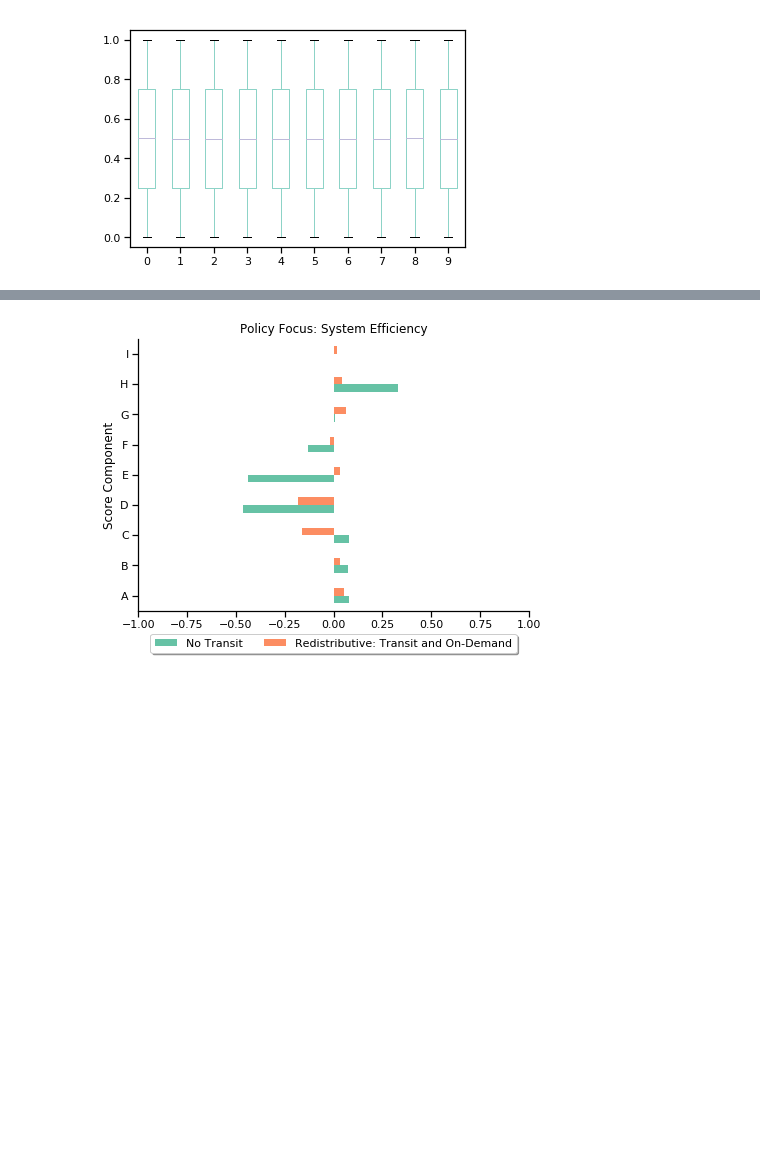
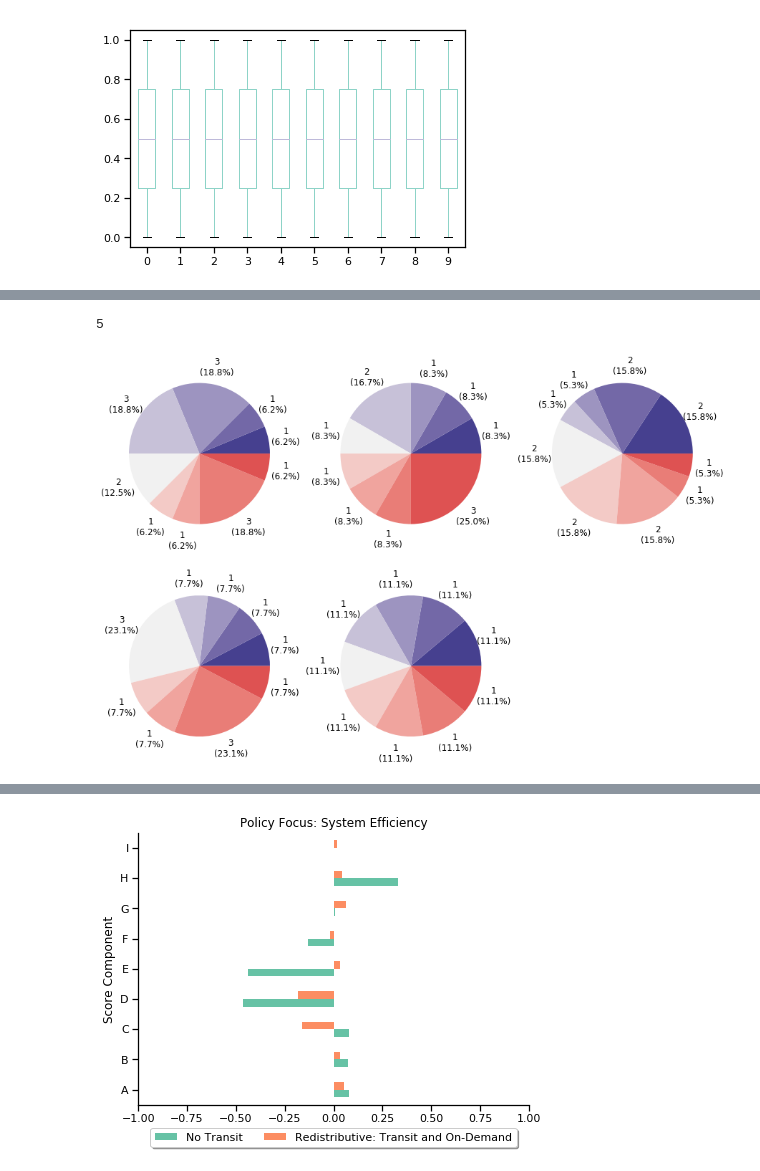
Before and after one commit to bistro-its-berkeley/BISTRO-Starter-Kit, a Jupyter notebook: utilities/RandomSearchResultsAnalysis.ipynb, the cells around one changed output, grey strips where cells are left out. Saved outputs shown, nothing was run; the diff lists cells and outputs as text; code cells hidden in the pictures; blank space fills up the shorter version.

```diff
--- a/utilities/RandomSearchResultsAnalysis.ipynb
+++ b/utilities/RandomSearchResultsAnalysis.ipynb
@@ -603,0 +606,4 @@ for policy in sample1_wt.index.values:
+# %%
+wt_norm.shape[0]
+# %% [output]
+5
@@ -604,3 +612,48 @@ for policy in sample1_wt.index.values:
+# %%
+import matplotlib.patches as mpatches
+
+
+def func(pct, allvals):
+    absolute = int(pct/100.*np.sum(allvals))
+    return "{:d}\n({:.1f}%)".format(absolute, pct)
+
+
+colors=["#46408f",
+"#7368a7",
+"#9d94c0",
+"#c7c1d8",
+"#f1f1f1",
+"#f3cac6",
+'#f0a49e',
+'#e97d77',
+"#de5252"]
+
+leg_patches = [mpatches.Patch(color=c) for c in colors]
+leg_labels = wt_norm.columns.values
+
+leg_iter = zip(leg_patches,leg_labels)
+
+p=0
+fig, axes = plt.subplots(2, 3, sharex=True, figsize=(15,10))
+for i in range(2):
+    for j in range(3):
+        ax = axes[i,j]
+        if p > 4:
+
+            fig.delaxes(axes[i,j])
+            break
+
+
+        ax.pie(x=wt_df.iloc[p],colors=colors, autopct=lambda pct: func(pct, wt_df.iloc[p]),pctdistance=1.25)
+
+        p+=1
+
+
+
+# axes=wt_df.T.plot.pie(subplots=True,colors=colors,autopct='%.2f', figsize=(15, 10),labels=['A','B','C','D','E','F','G','H','I'],layout=(2,3))
+# axes[-1][-1].legend(handles=leg_patches,labels=leg_labels,loc="lower center")
+# %% [output]
+[figure, added]
 # %%
 full_df = pd.concat(dfs,axis=1,keys=wt_df.index)
 sns.set_context('notebook')
```
Also changed, not shown: parts of 20 cells of this notebook, 1 other file.
